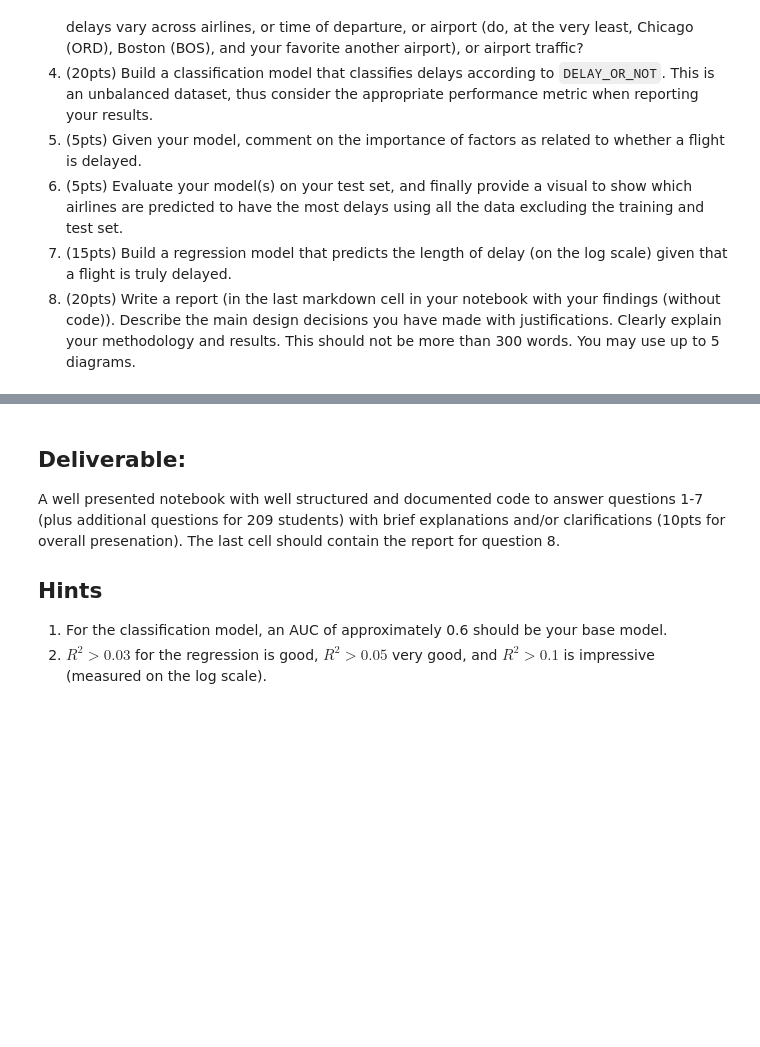
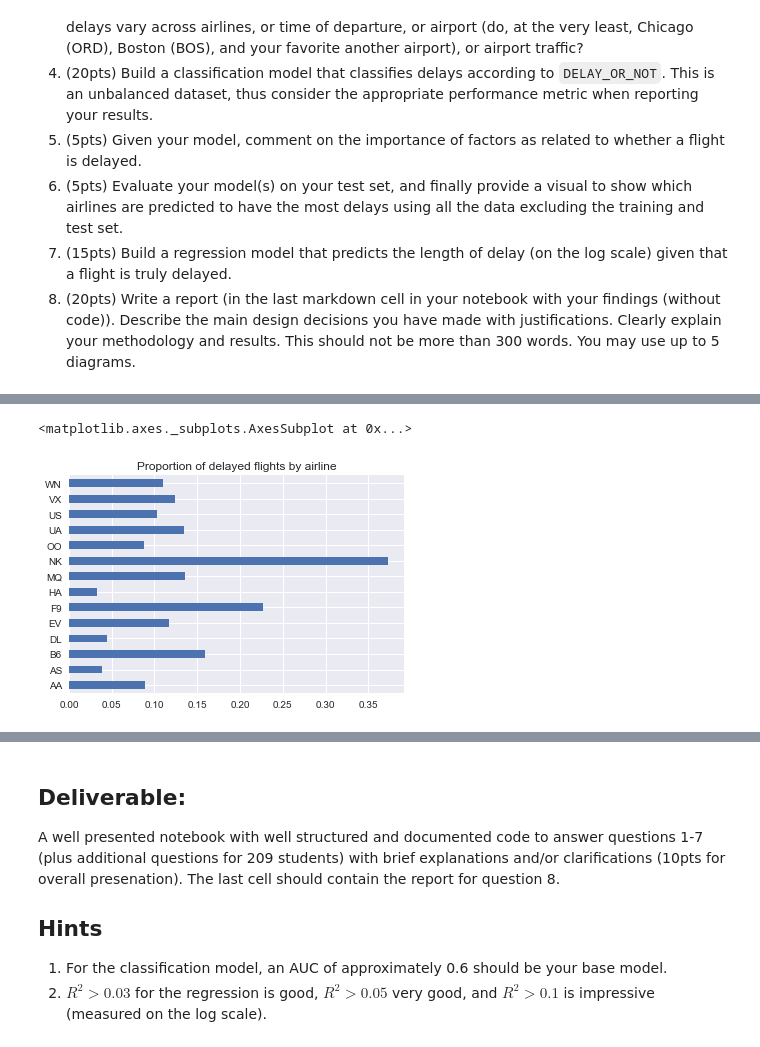
Before and after one commit to Jchea15/a-2017, a Jupyter notebook: cs109a_midterm_2017.ipynb, the cells around one changed output, grey strips where cells are left out. Saved outputs shown, nothing was run; the diff lists cells and outputs as text; code cells hidden in the pictures; blank space fills up the shorter version.

Commit message:
figured out how groupbys work

```diff
--- a/cs109a_midterm_2017.ipynb
+++ b/cs109a_midterm_2017.ipynb
@@ -82,0 +107,2 @@ This is a large dataset; think of strategies on how to solve this problem. Creat
+# %%
+df = pd.read_csv("cs109a_midterm.csv")
@@ -82,0 +123,3 @@ This is a large dataset; think of strategies on how to solve this problem. Creat
+# %%
+# create indicator for arrival delay at or above 15 mins
+df['DELAY_OR_NOT']=(df['ARRIVAL_DELAY']>=15)*1
@@ -82,0 +212,4 @@ This is a large dataset; think of strategies on how to solve this problem. Creat
+# %%
+#delete
+# drop all non-delayed rows
+delays_only_df = df[df['DELAY_OR_NOT']==1]
@@ -82,0 +247,4 @@ This is a large dataset; think of strategies on how to solve this problem. Creat
+# %%
+# proportion of delayed flights per airline
+delay_prop = delays_only_df['AIRLINE'].value_counts()/df['AIRLINE'].value_counts()
+delay_prop
@@ -82,0 +267,5 @@ This is a large dataset; think of strategies on how to solve this problem. Creat
+# %%
+delay_prop.plot(kind="barh", title="Proportion of delayed flights by airline")
+# %% [output]
+<matplotlib.axes._subplots.AxesSubplot at 0x...>
+[figure, added]
```
Also changed, not shown: parts of 21 cells of this notebook.
